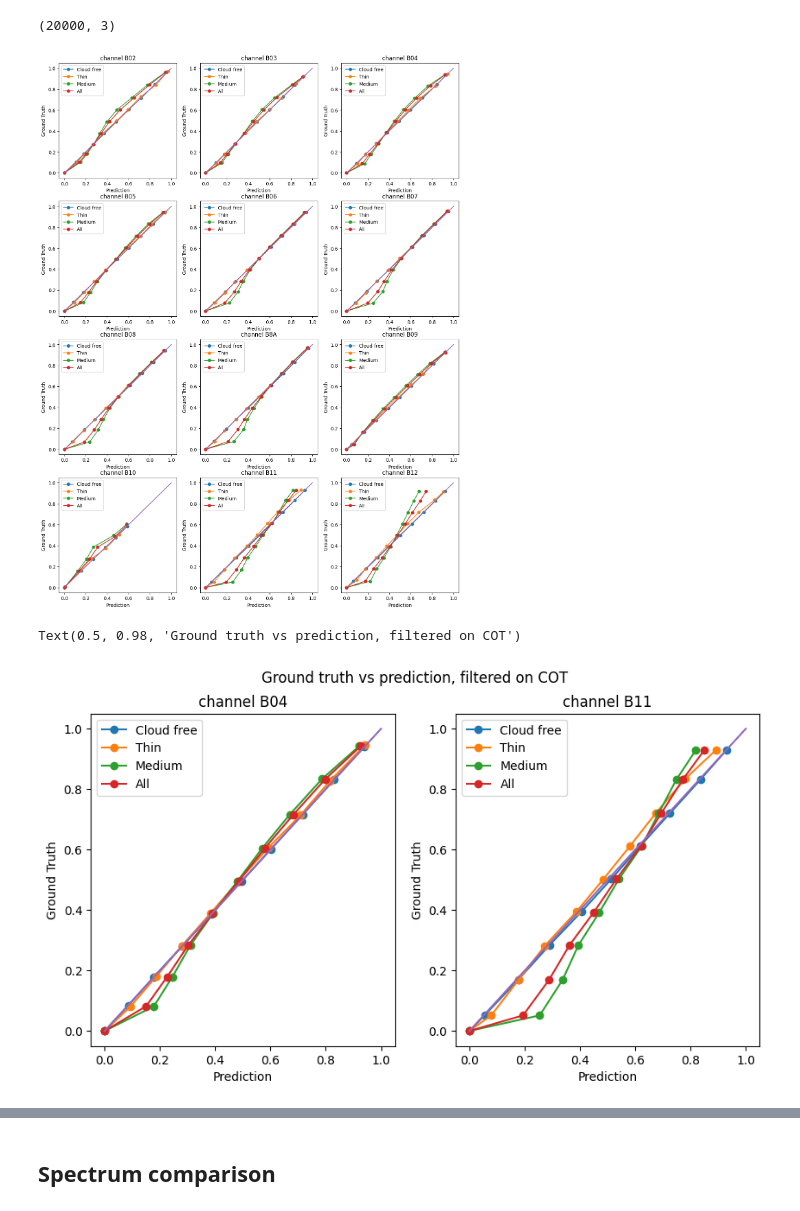
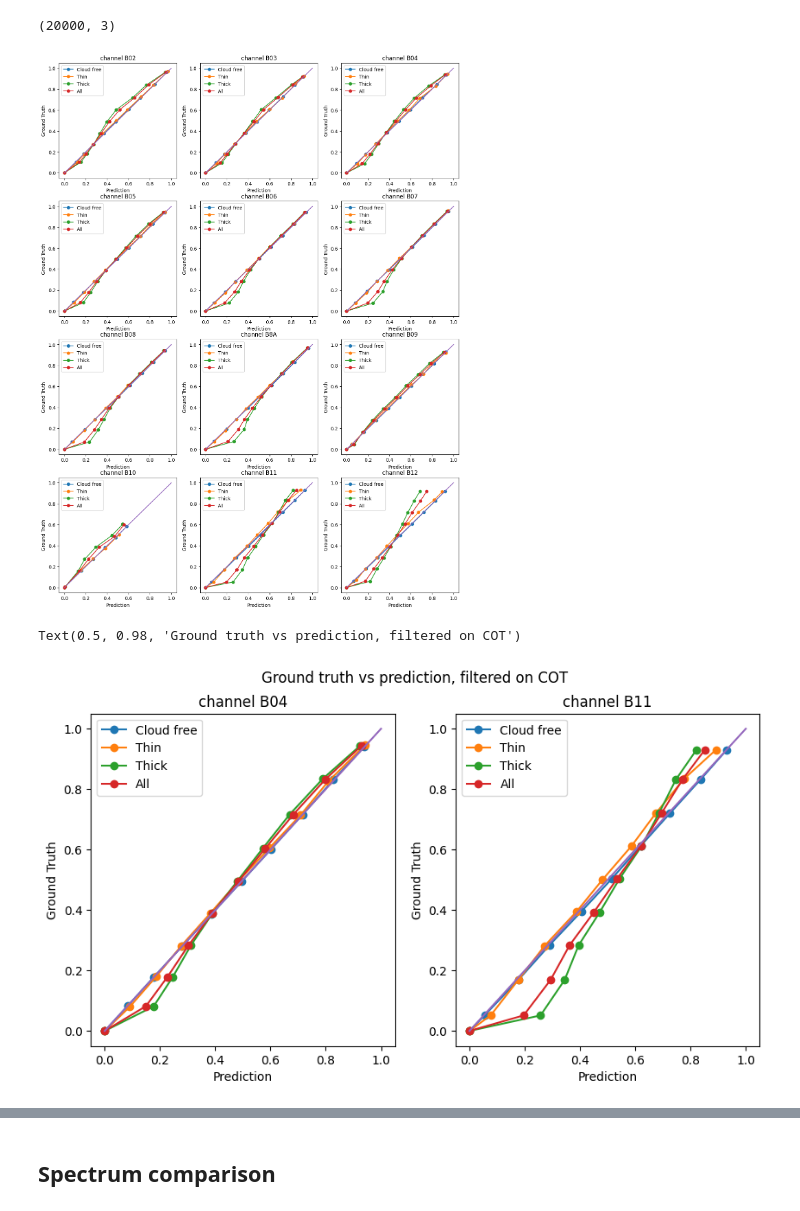
Before and after one commit to chiara-aisweden/cloud_rm, a Jupyter notebook: Cloud_rm/evaluate_model.ipynb, the cells around one changed output, grey strips where cells are left out. Cells and saved outputs as stored; diff of their text form; code cells hidden in the pictures.

```diff
--- a/Cloud_rm/evaluate_model.ipynb
+++ b/Cloud_rm/evaluate_model.ipynb
@@ -572,35 +564,35 @@ for i in range(12):
 
     if col_count==ncols:
         col_count=0
         row_count=row_count+1
 
     axs[row_count,col_count].plot(freq_pred_zero,freq_true_zero,'-o')
     axs[row_count,col_count].plot(freq_pred_thin,freq_true_thin,'-o')
     axs[row_count,col_count].plot(freq_pred_med,freq_true_med,'-o')
     axs[row_count,col_count].plot(freq_pred,freq_true,'-o')
 
     #plt.plot(cloudy_sort,'.')
     line=np.linspace(0,1,100)
     axs[row_count,col_count].plot(line,line)
 
-    axs[row_count,col_count].legend(['Cloud free','Thin','Medium','All'])
+    axs[row_count,col_count].legend(['Cloud free','Thin','Thick','All'])
     axs[row_count,col_count].set_xlabel("Prediction")
     axs[row_count,col_count].set_ylabel("Ground Truth")
     if i<7:
         axs[row_count,col_count].set_title("channel B0"+str(i+2))
     elif i==7:
         axs[row_count,col_count].set_title("channel B8A")
     elif i==8:
         axs[row_count,col_count].set_title("channel B09")
     else:
         axs[row_count,col_count].set_title("channel B"+str(i+1))
 
 
     col_count=col_count+1
 
 #fig.suptitle('Ground truth vs prediction, filtered on COT')
 # %% [output]
-[figure, old version]
+[figure, new version]
 # %%
 ncols=2
 nrows=1
@@ -686,7 +678,7 @@ for i in range(2):
     line=np.linspace(0,1,100)
     axs[col_count].plot(line,line)
 
-    axs[col_count].legend(['Cloud free','Thin','Medium','All'])
+    axs[col_count].legend(['Cloud free','Thin','Thick','All'])
     axs[col_count].set_xlabel("Prediction")
     axs[col_count].set_ylabel("Ground Truth")
     if i==0:
@@ -699,7 +691,7 @@ for i in range(2):
 fig.suptitle('Ground truth vs prediction, filtered on COT')
 # %% [output]
 Text(0.5, 0.98, 'Ground truth vs prediction, filtered on COT')
-[figure, old version]
+[figure, new version]
 # %%
 plt.rcParams["figure.figsize"] = [5, 5]
 plt.plot(freq_pred_zero,freq_true_zero,'-o')
```
Also changed, not shown: parts of 11 cells of this notebook, 16 other files.
